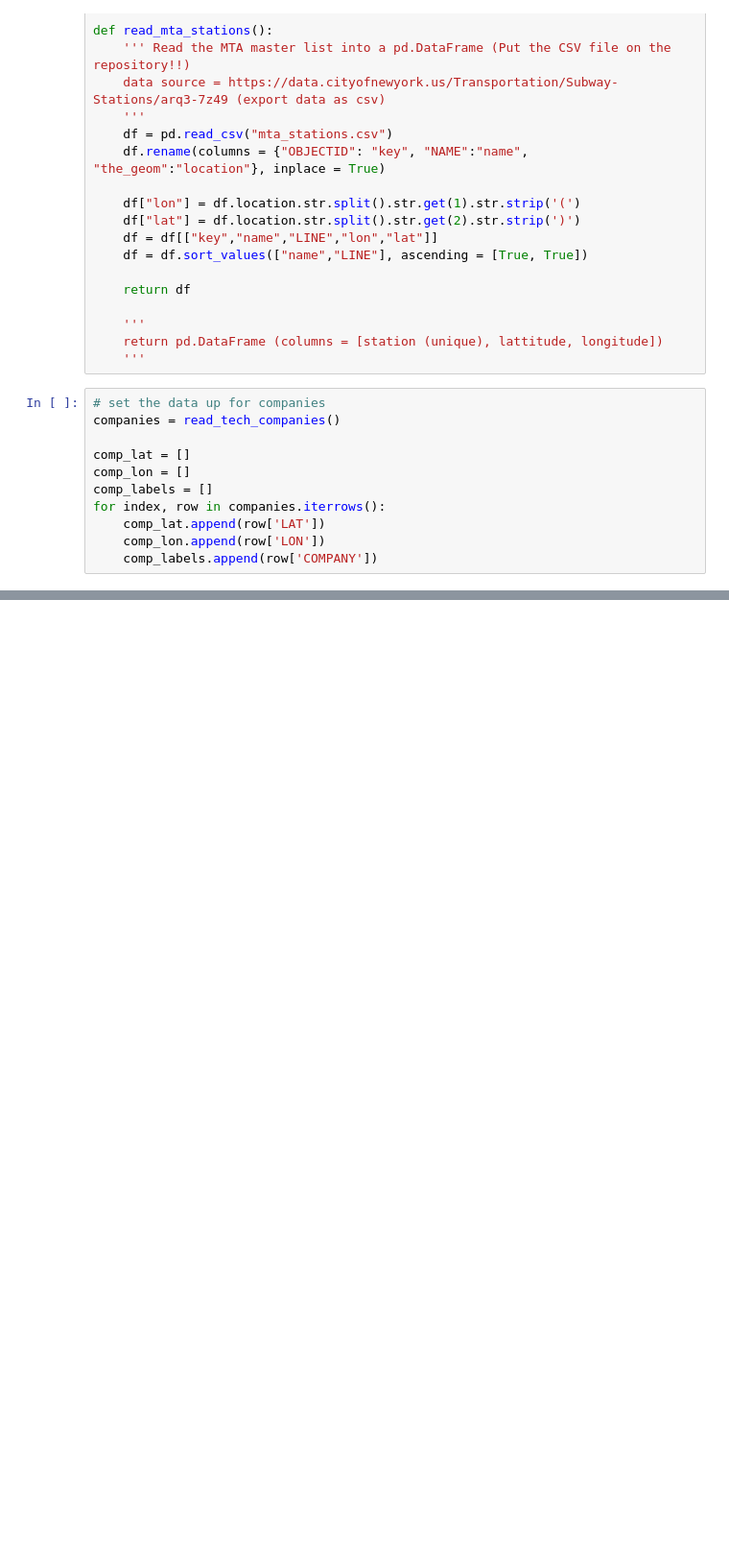
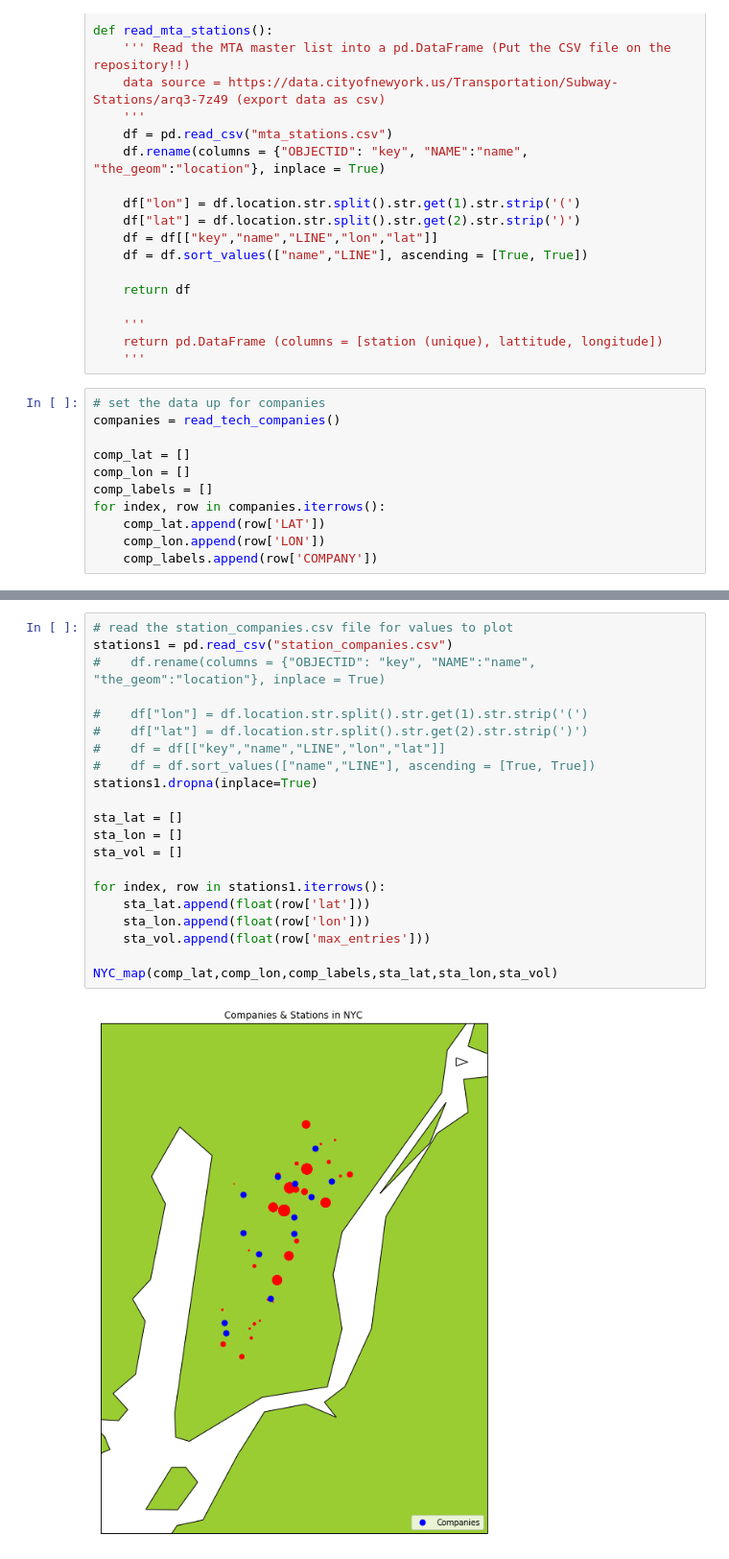
Before and after one commit to jason-sa/Toucans, a Jupyter notebook: NYC_map.ipynb, the cells around one changed output, grey strips where cells are left out. Shown at 96% size. Drawn from its saved outputs; the diff is of its cells as text; blank space fills up the shorter version.

```diff
--- a/NYC_map.ipynb
+++ b/NYC_map.ipynb
@@ -125,0 +148,23 @@ NYC_map(comp_lat[0],comp_lon[0],comp_labels[0],sta_lat[100],sta_lon[100])
+# %%
+# read the station_companies.csv file for values to plot
+stations1 = pd.read_csv("station_companies.csv")
+#    df.rename(columns = {"OBJECTID": "key", "NAME":"name", "the_geom":"location"}, inplace = True)
+
+#    df["lon"] = df.location.str.split().str.get(1).str.strip('(')
+#    df["lat"] = df.location.str.split().str.get(2).str.strip(')')
+#    df = df[["key","name","LINE","lon","lat"]]
+#    df = df.sort_values(["name","LINE"], ascending = [True, True])
+stations1.dropna(inplace=True)
+
+sta_lat = []
+sta_lon = []
+sta_vol = []
+
+for index, row in stations1.iterrows():
+    sta_lat.append(float(row['lat']))
+    sta_lon.append(float(row['lon']))
+    sta_vol.append(float(row['max_entries']))
+
+NYC_map(comp_lat,comp_lon,comp_labels,sta_lat,sta_lon,sta_vol)
+# %% [output]
+[figure, added]
```
Also changed, not shown: parts of 6 cells of this notebook.
